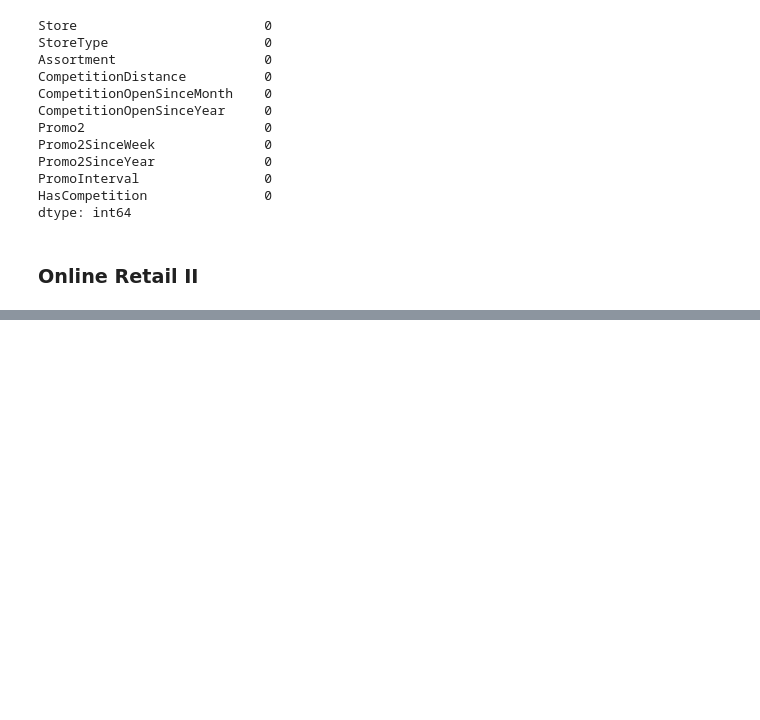
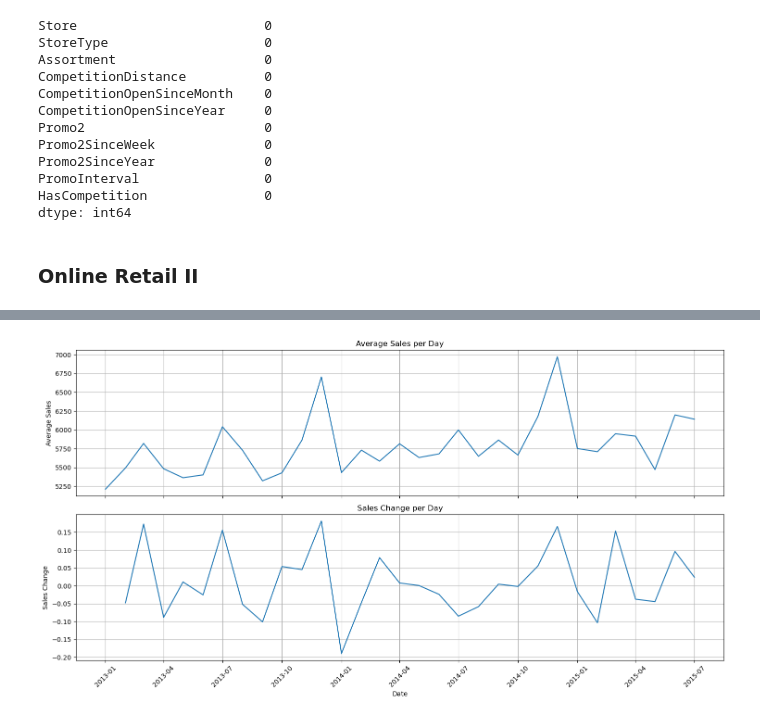
Before and after one commit to davidry777/FACETS-LLM, a Jupyter notebook: notebooks/EDA&Preprocessing.ipynb, the cells around one changed output, grey strips where cells are left out. Cells and saved outputs as stored; diff of their text form; code cells hidden in the pictures; blank space fills up the shorter version.

```diff
--- a/notebooks/EDA&Preprocessing.ipynb
+++ b/notebooks/EDA&Preprocessing.ipynb
@@ -428,0 +522,22 @@ dtype: int64
+# %%
+rossman_df_train['Date'] = pd.to_datetime(rossman_df_train['Year'].astype(str) + '-' + rossman_df_train['Month'].astype(str))
+
+average_sales = rossman_df_train.groupby('Date')["Sales"].mean()
+sales_change = rossman_df_train.groupby('Date')["Sales"].sum().pct_change() # Goes by percentage
+
+sales_change_df = sales_change.reset_index()
+sales_change_df.columns = ['Date', 'Sales Change']
+# %%
+fig, ax = plt.subplots(2, 1, sharex=True, figsize=(15,8))
+sns.lineplot(data=average_sales, ax=ax[0])
+ax[0].set_title('Average Sales per Day')
+ax[0].set_ylabel('Average Sales')
+ax[0].grid(True)
+sns.lineplot(data=sales_change_df, x='Date', y='Sales Change', ax=ax[1])
+ax[1].set_title('Sales Change per Day')
+ax[1].set_ylabel('Sales Change')
+ax[1].grid(True)
+plt.xticks(rotation=45)
+plt.tight_layout()
+# %% [output]
+[figure, added]
```
Also changed, not shown: parts of 52 cells of this notebook, 8 other files.
